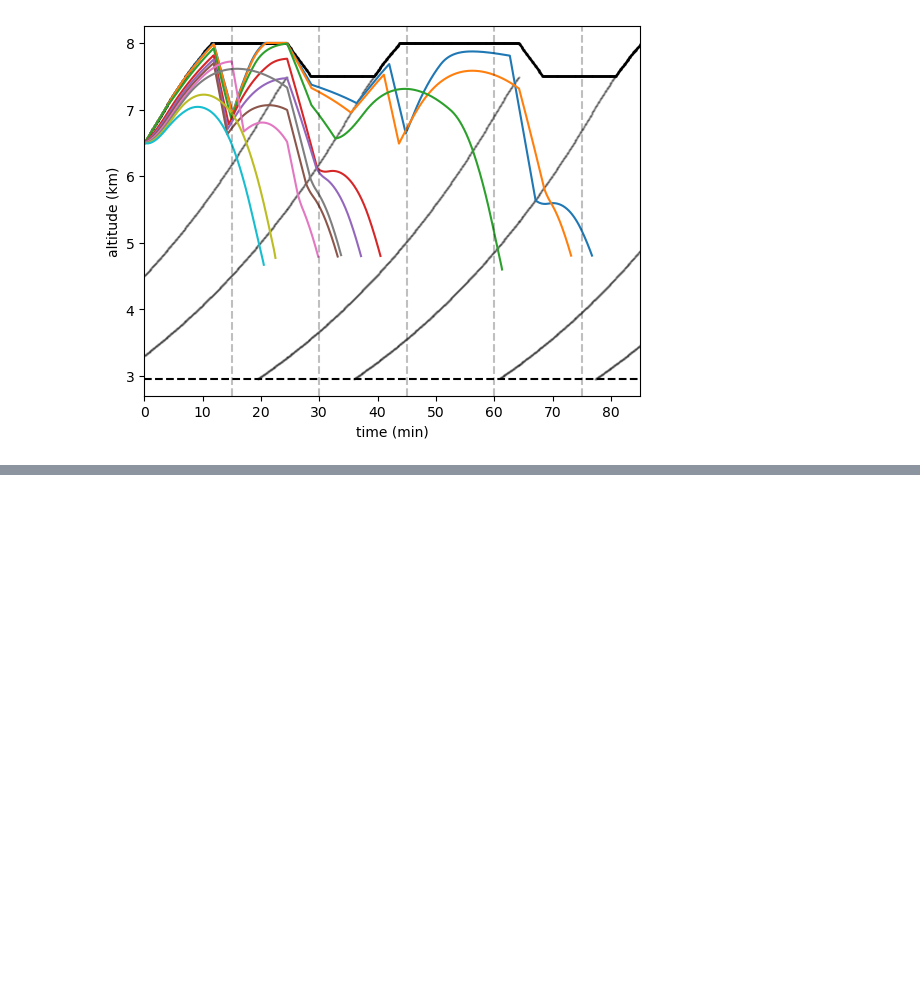
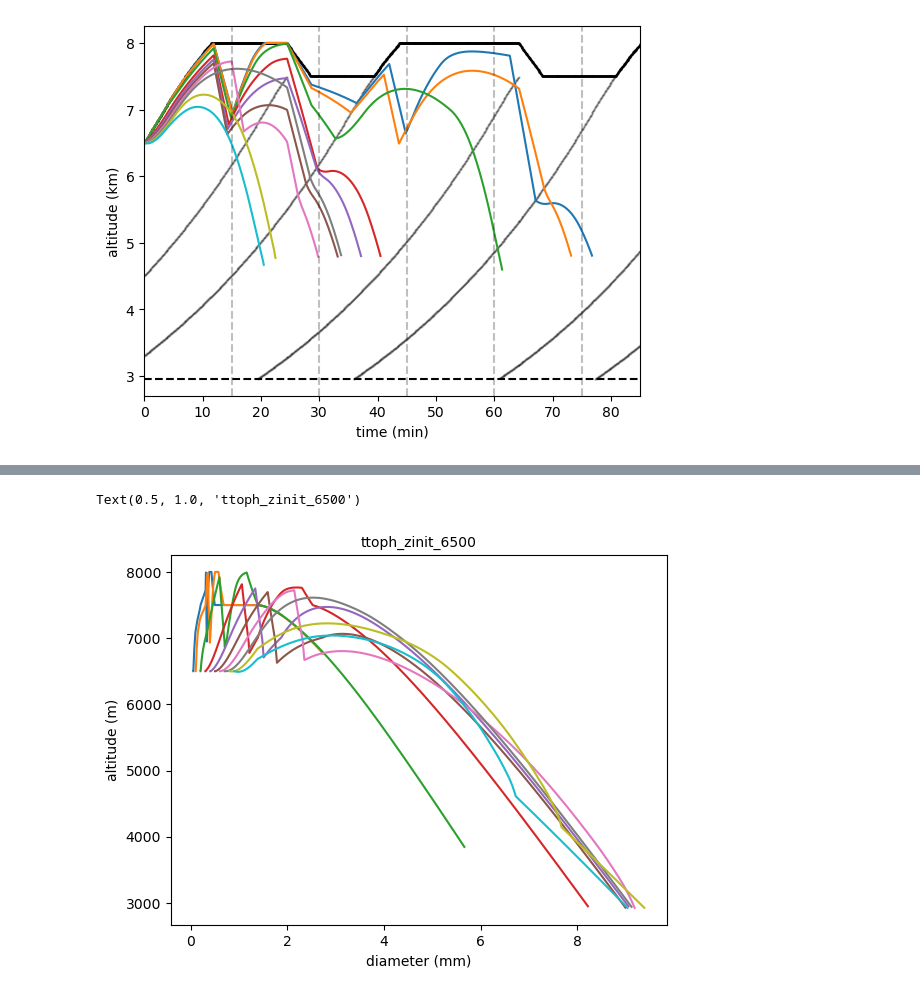
Before and after one commit to ezriri/simple-graupel-model, a Jupyter notebook: model_development/plotting_output.ipynb, the cells around one changed output, grey strips where cells are left out. Saved outputs shown, nothing was run; the diff lists cells and outputs as text; code cells hidden in the pictures; blank space fills up the shorter version.

```diff
--- a/model_development/plotting_output.ipynb
+++ b/model_development/plotting_output.ipynb
@@ -686,0 +782,14 @@ Text(0, 0.5, 'altitude (km)')
+# %%
+for s in range(ncfile_ice.sizes['particle']):
+    p0_ice = ncfile_ice.isel(particle=s)
+    #plt.plot(ncfile_v3_1['time'],p0_ice['altitude'])
+    #plt.plot(p0_ice['diameter']*1000, p0_ice['altitude'])
+    #plt.plot(ncfile['time']/60, p0_ice['diameter']*1000)
+    plt.plot(p0_ice['diameter']*1000, p0_ice['altitude'])
+
+plt.xlabel("diameter (mm)")
+plt.ylabel("altitude (m)")
+plt.title(f"{save_name}", fontsize=10)
+# %% [output]
+Text(0.5, 1.0, 'ttoph_zinit_6500')
+[figure, added]
```
Also changed, not shown: parts of 17 cells of this notebook, 39 other files.
